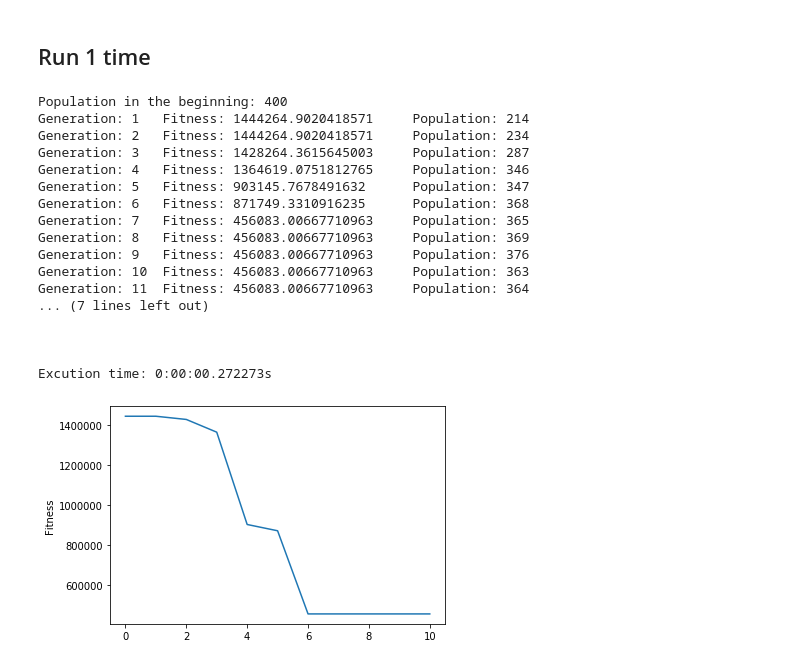
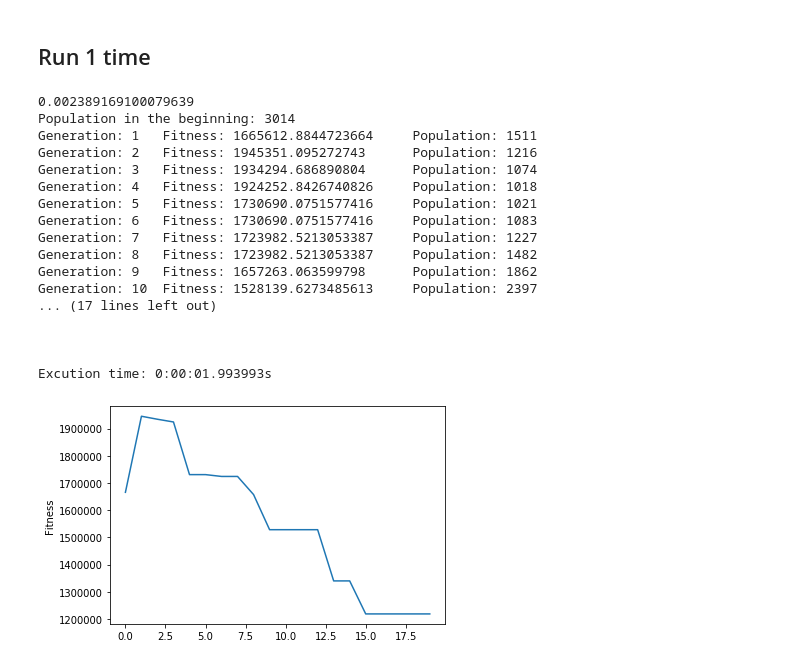
Before and after one commit to duongpl/Gs, a Jupyter notebook: gas/Gas.ipynb, the cells around one changed output. Drawn from its saved outputs; the diff is of its cells as text; code cells hidden in the pictures.

```diff
--- a/gas/Gas.ipynb
+++ b/gas/Gas.ipynb
@@ -419,12 +421,13 @@ population_temp = []
 
 ## so skill chuyen vao
 m_skill = 37
-
-with open(r"C:\Users\DUONG\Desktop\data-selection\data.norm2.csv", "rt",encoding = 'unicode_escape') as f:
+list_totalscore = []
+with open(r"C:\Users\DUONG\Desktop\data-selection\allfromasia.csv", "rt",encoding = 'unicode_escape') as f:
     reader = csv.reader((line.replace('\0','') for line in f))
     countt = 0
     for line in enumerate(reader):
         count=0
+        cost = 0
         check_mskill = 0
         candi = []
         for row in line[1]:
@@ -438,10 +441,12 @@ with open(r"C:\Users\DUONG\Desktop\data-selection\data.norm2.csv", "rt",encoding
                     candi.append(row)
                 else:
                     candi.append(float(row))
+                    cost += float(row)
                 count = count + 1
             check_mskill += 1
         countt += 1
         population_temp.append(candi)
+        list_totalscore.append(cost)
     population_size = round((len(population_temp)-1)*0.8)
     m = m_skill
 
@@ -454,6 +459,9 @@ for i in range(0,len(population_temp)):
     del population_temp[i][0]
     del population_temp[i][1]
 
+totalscore = sum(list_totalscore)
+C = (h_member*3)/len(population_temp)
+print(C)
 list_score = []
 score = []
 for j in range(1,m+1):
@@ -470,6 +478,7 @@ class Individual(object):
     def __init__(self, candi):
         self.candi = candi
         self.fitness = self.cal_fitness()
+        self.cost = self.calCost()
 
     def cal_fitness(self):
         fitness = 0
@@ -480,6 +489,12 @@ class Individual(object):
             fitness = fitness + (list_score[j-1]-team_score)**2
         fitness = math.sqrt(fitness)
         return fitness
+
+    def calCost(self):
+        sum_gp1 = 0
+        for gp1 in self.candi:
+            sum_gp1 += sum(gp1[1:m+1])
+        return sum_gp1/totalscore
 
     def mate(self,partner):
         child = []
@@ -505,7 +520,7 @@ class Individual(object):
                     pass
                 else:
                     child.append(tem)
-        while len(child) < 3:
+        while len(child) < h_member:
             j = random.choice(population_temp[::])
             if j in child:
                 pass
@@ -523,14 +538,10 @@ class Individual(object):
             else:
                 return 1
     def check_cost(self):
-        for j in range(1,m+1):
-            team_score = 0
-            for k in range(h_member):
-                team_score = team_score + self.candi[k][j]
-            if 0.3*list_score[j-1] > team_score:
-                return 0
-            else:
-                return 1
+        if self.cost < C:
+            return 1
+        else:
+            return 0
 
 def main():
     global population_size
@@ -542,7 +553,7 @@ def main():
 
     for _ in range(0,population_size):
         for _ in range(h_member):
-            while len(candi) < 3:
+            while len(candi) < h_member:
                 j = random.choice(population_temp[::])
                 if j in candi:
                     pass
@@ -561,10 +572,10 @@ def main():
         population = sorted(population, key = lambda x:x.fitness,reverse=False)
 
         new_generation = []
-        s = int((10*population_size)/100)
+        s = int((70*population_size)/100)
         new_generation.extend(population[:s])
 
-        s = int((90*population_size)/100)
+        s = int((30*population_size)/100)
         for _ in range(s):
             parent1 = random.choice(population[:round(population_size*0.5)])
             parent2 = random.choice(population[:round(population_size*0.5)])
@@ -572,51 +583,52 @@ def main():
             new_generation.append(child)
 
         population = new_generation
+        population = sorted(population, key = lambda x:x.fitness,reverse=False)
         for p in population:
-            if (p.check_minimumscore() !=1):
+            if (p.check_minimumscore() !=1 or p.check_minimumscore() != 1):
                 population.remove(p)
         print("Generation: {0}\tFitness: {1}\tPopulation: {2}".
         format(generation,
         population[0].fitness,len(population)))
         list_fitness.append(round(population[0].fitness))
 
         if generation_size - generation < 0:
             fit_check = list_fitness[generation-1]
             j = 1
             for i in range(1,generation_size+1):
                 if list_fitness[generation-i-1] == fit_check:
                     j = j + 1
             if j == 5:
                 loop_check = True
         if loop_check == True:
             break
         generation += 1
 
     print("\n")
     for i in range(h_member):
         print(population[0].candi[i],"\n")
 if __name__ == '__main__':
     main()
 
 plt.plot(list_fitness)
 plt.ylabel('Fitness')
 print("\n\nExcution time: {0}s".format(endlog()))
 # %% [output]
-Population in the beginning: 400
-Generation: 1   Fitness: 1444264.9020418571     Population: 214
-Generation: 2   Fitness: 1444264.9020418571     Population: 234
-Generation: 3   Fitness: 1428264.3615645003     Population: 287
-Generation: 4   Fitness: 1364619.0751812765     Population: 346
-Generation: 5   Fitness: 903145.7678491632      Population: 347
-Generation: 6   Fitness: 871749.3310916235      Population: 368
-Generation: 7   Fitness: 456083.00667710963     Population: 365
-Generation: 8   Fitness: 456083.00667710963     Population: 369
-Generation: 9   Fitness: 456083.00667710963     Population: 376
-Generation: 10  Fitness: 456083.00667710963     Population: 363
-Generation: 11  Fitness: 456083.00667710963     Population: 364
-... (7 lines left out)
+0.002389169100079639
+Population in the beginning: 3014
+Generation: 1   Fitness: 1665612.8844723664     Population: 1511
+Generation: 2   Fitness: 1945351.095272743      Population: 1216
+Generation: 3   Fitness: 1934294.686890804      Population: 1074
+Generation: 4   Fitness: 1924252.8426740826     Population: 1018
+Generation: 5   Fitness: 1730690.0751577416     Population: 1021
+Generation: 6   Fitness: 1730690.0751577416     Population: 1083
+Generation: 7   Fitness: 1723982.5213053387     Population: 1227
+Generation: 8   Fitness: 1723982.5213053387     Population: 1482
+Generation: 9   Fitness: 1657263.063599798      Population: 1862
+Generation: 10  Fitness: 1528139.6273485613     Population: 2397
+... (17 lines left out)
 
 
 
-Excution time: 0:00:00.272273s
+Excution time: 0:00:01.993993s
-[figure, old version]
+[figure, new version]
```
Also changed, not shown: parts of 1 cell of this notebook.
